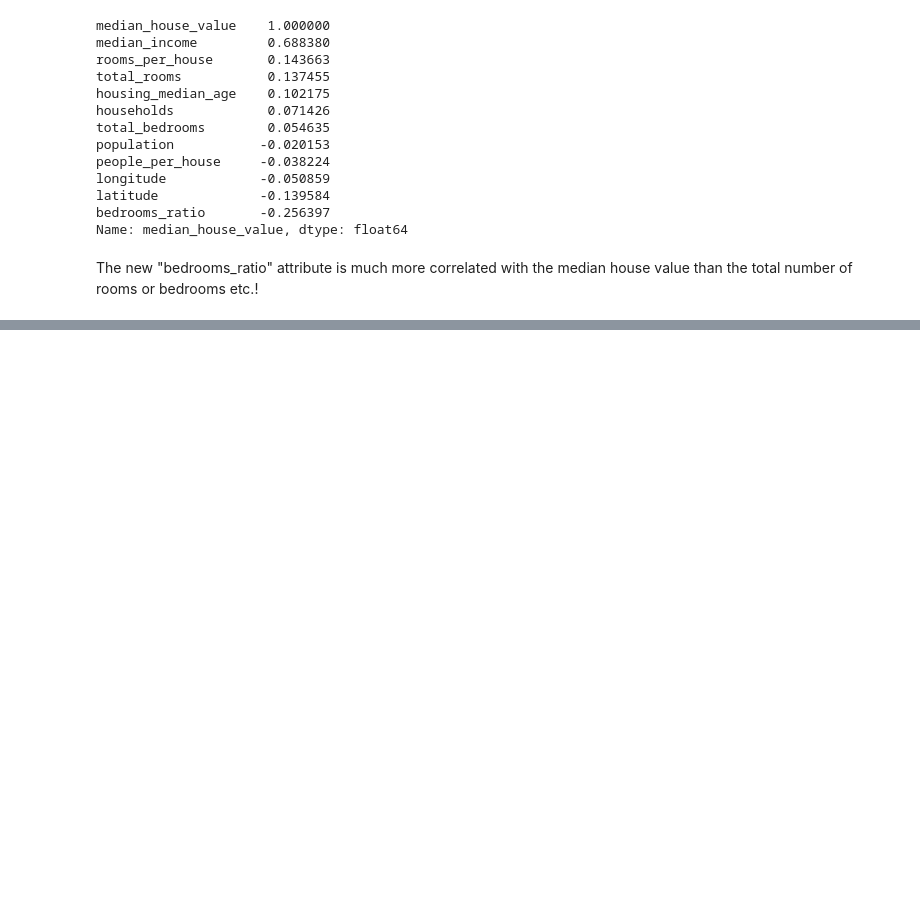
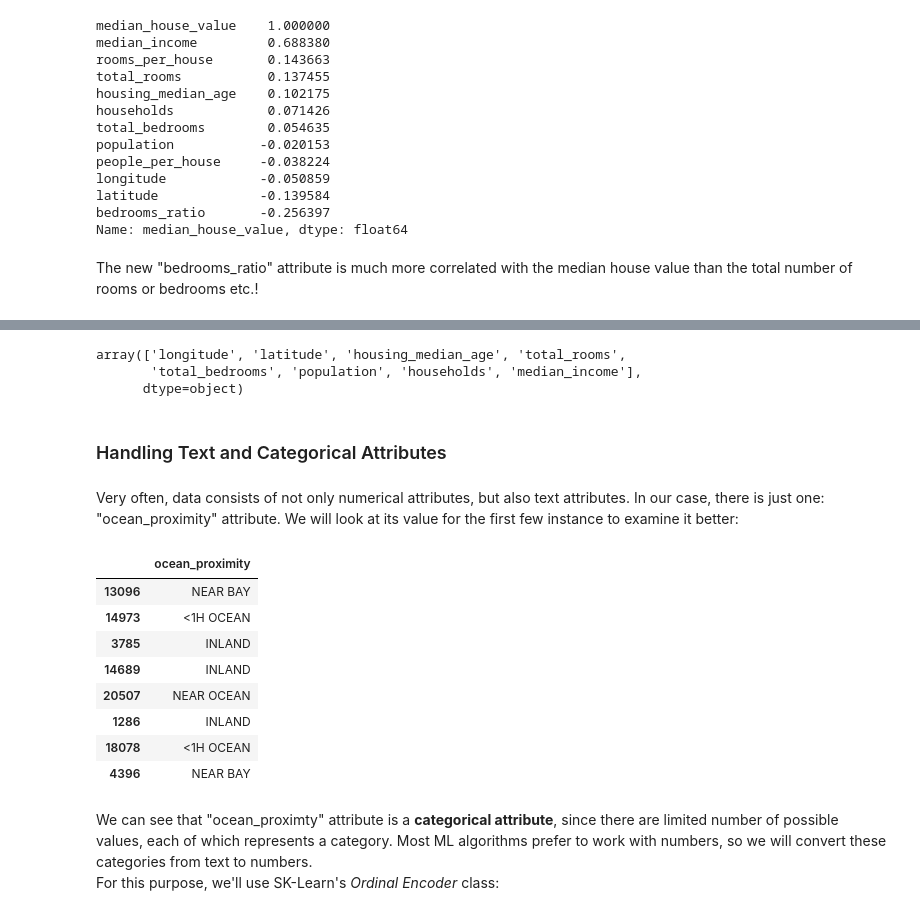
Before and after one commit to PawelMizura/Hands-On_ML, a Jupyter notebook: project_notebook.ipynb, the cells around one changed output, grey strips where cells are left out. Saved outputs shown, nothing was run; the diff lists cells and outputs as text; code cells hidden in the pictures; blank space fills up the shorter version.

```diff
--- a/project_notebook.ipynb
+++ b/project_notebook.ipynb
@@ -392,0 +457,6 @@ The new "bedrooms_ratio" attribute is much more correlated with the median house
+# %%
+imputer.feature_names_in_
+# %% [output]
+array(['longitude', 'latitude', 'housing_median_age', 'total_rooms',
+       'total_bedrooms', 'population', 'households', 'median_income'],
+      dtype=object)
@@ -392,0 +466,20 @@ The new "bedrooms_ratio" attribute is much more correlated with the median house
+# %% [markdown]
+### Handling Text and Categorical Attributes
+# %% [markdown]
+Very often, data consists of not only numerical attributes, but also text attributes. In our case, there is just one: "ocean_proximity" attribute. We will look at its value for the first few instance to examine it better:
+# %%
+housing_cat = housing[["ocean_proximity"]]
+housing_cat.head(8)
+# %% [output]
+|  | ocean_proximity |
+| 13096 | NEAR BAY |
+| 14973 | <1H OCEAN |
+| 3785 | INLAND |
+| 14689 | INLAND |
+| 20507 | NEAR OCEAN |
+| 1286 | INLAND |
+| 18078 | <1H OCEAN |
+| 4396 | NEAR BAY |
+# %% [markdown]
+We can see that "ocean_proximty" attribute is a **categorical attribute**, since there are limited number of possible values, each of which represents a category. Most ML algorithms prefer to work with numbers, so we will convert these categories from text to numbers.<br>
+For this purpose, we'll use SK-Learn's *Ordinal Encoder* class:
```
Also changed, not shown: parts of 98 cells of this notebook.
